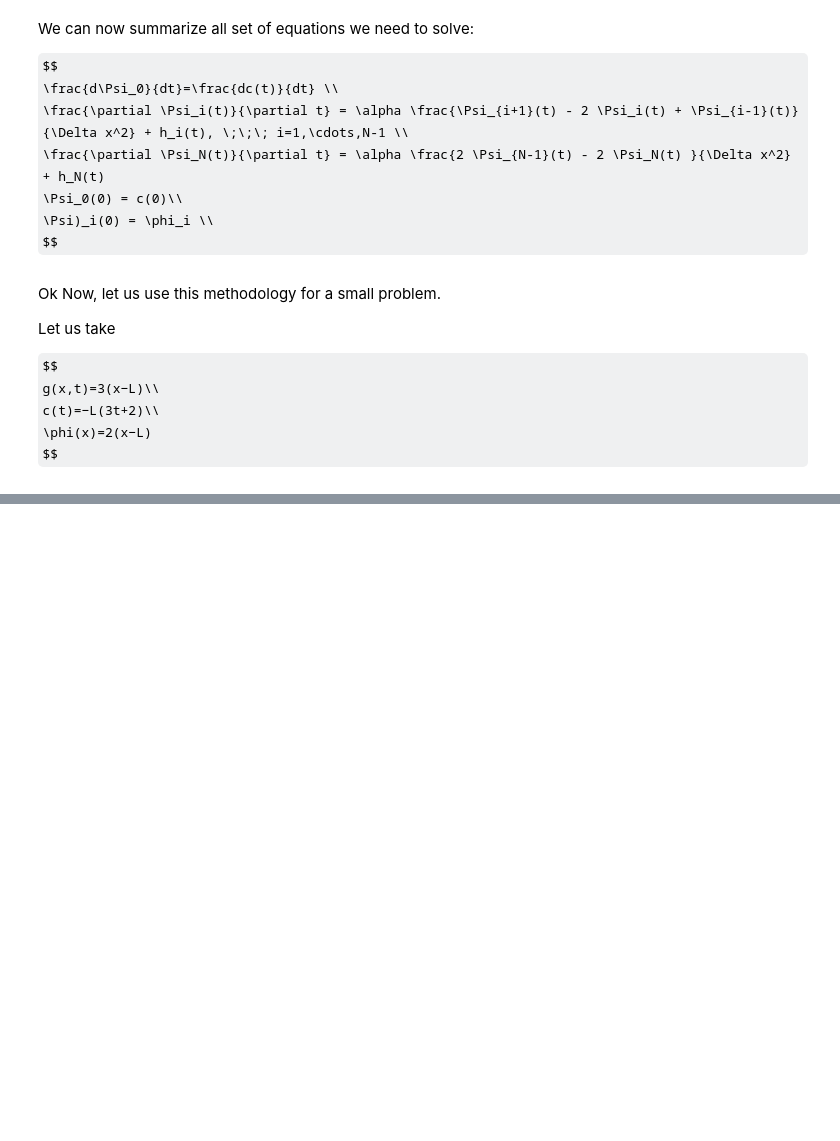
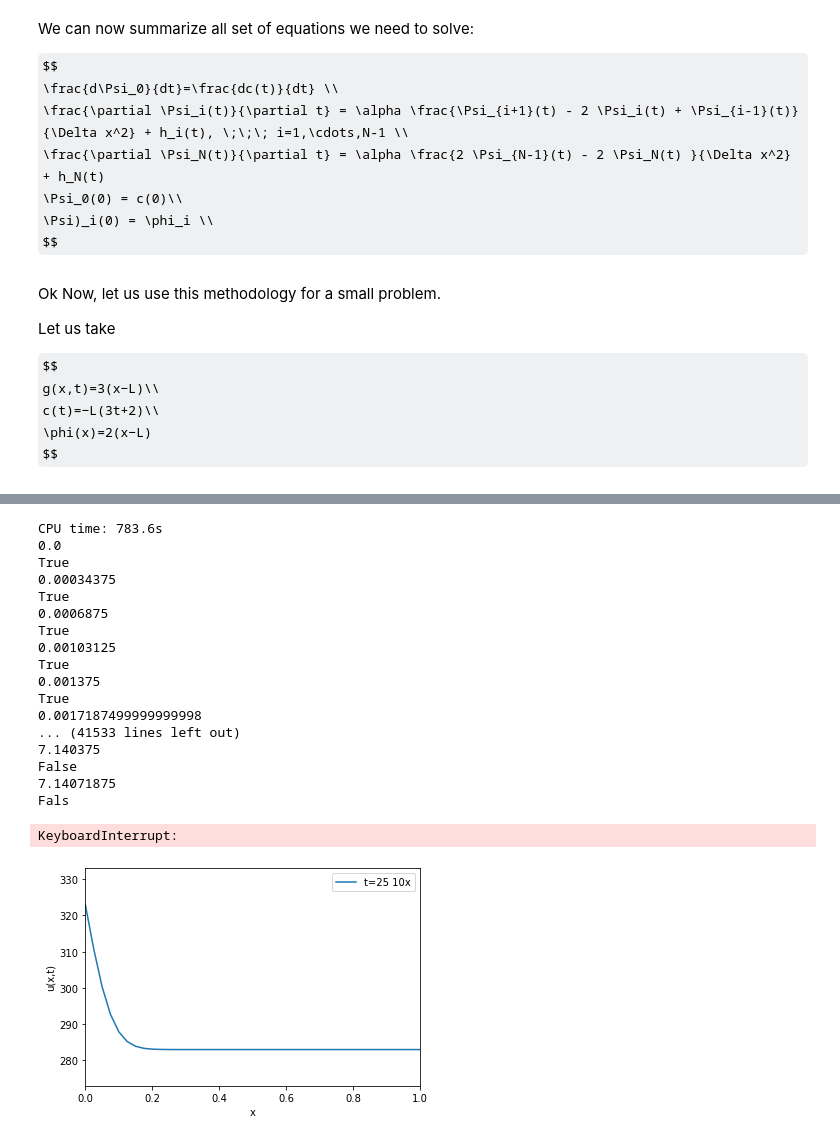
Before and after one commit to Comp-Phys-Fall-2020-WVU/ComputationalClass, a Jupyter notebook: notebook_lectures/week13/PDE_Intro.ipynb, the cells around one changed output, grey strips where cells are left out. Cells and saved outputs as stored; diff of their text form; code cells hidden in the pictures; some formulas as TeX source; blank space fills up the shorter version.

```diff
--- a/notebook_lectures/week13/PDE_Intro.ipynb
+++ b/notebook_lectures/week13/PDE_Intro.ipynb
@@ -171,0 +208,69 @@ def test_diffusion_exact_linear():
+# %%
+L = 1.0
+beta = 8.2E-5
+N = 40
+x = linspace(0, L, N+1)
+dx = x[1] - x[0]
+u = zeros(N+1)
+
+U_0 = zeros(N+1)
+U_0[0] = s(0)
+U_0[1:] = 283
+# %%
+# I had to stop it as it was taking a long time...if you want to see the whole simulation
+# have patience
+import time
+import os
+
+dt = 0.00034375
+t0 = time.process_time()
+u, t = ode_FE(rhs, U_0, dt, T=1*60*60)
+t1 = time.process_time()
+print('CPU time: %.1fs' % (t1 - t0))
+
+# Make movie
+
+os.system('rm fig/tmp_*.png')
+##import matplotlib.pyplot as plt
+
+plt.ion()
+y = u[0,:]
+lines = plt.plot(x, y)
+plt.axis([x[0], x[-1], 273, s(0)+10])
+plt.xlabel('x')
+plt.ylabel('u(x,t)')
+counter = 0
+# Plot each of the first 100 frames, then increase speed by 10x
+change_speed = 100
+for i in range(0, u.shape[0]):
+    print(t[i])
+    plot = True if i <= change_speed else i % 10 == 0
+    lines[0].set_ydata(u[i,:])
+    if i > change_speed:
+        plt.legend(['t=%.0f 10x' % t[i]])
+    else:
+        plt.legend(['t=%.0f' % t[i]])
+    plt.draw()
+    if plot:
+        plt.savefig('fig/tmp_%04d.png' % counter)
+        counter += 1
+# %% [output]
+CPU time: 783.6s
+0.0
+True
+0.00034375
+True
+0.0006875
+True
+0.00103125
+True
+0.001375
+True
+0.0017187499999999998
+... (41533 lines left out)
+7.140375
+False
+7.14071875
+Fals
+KeyboardInterrupt:
+[figure, added]
```
Also changed, not shown: parts of 9 cells of this notebook, 1 other file.
